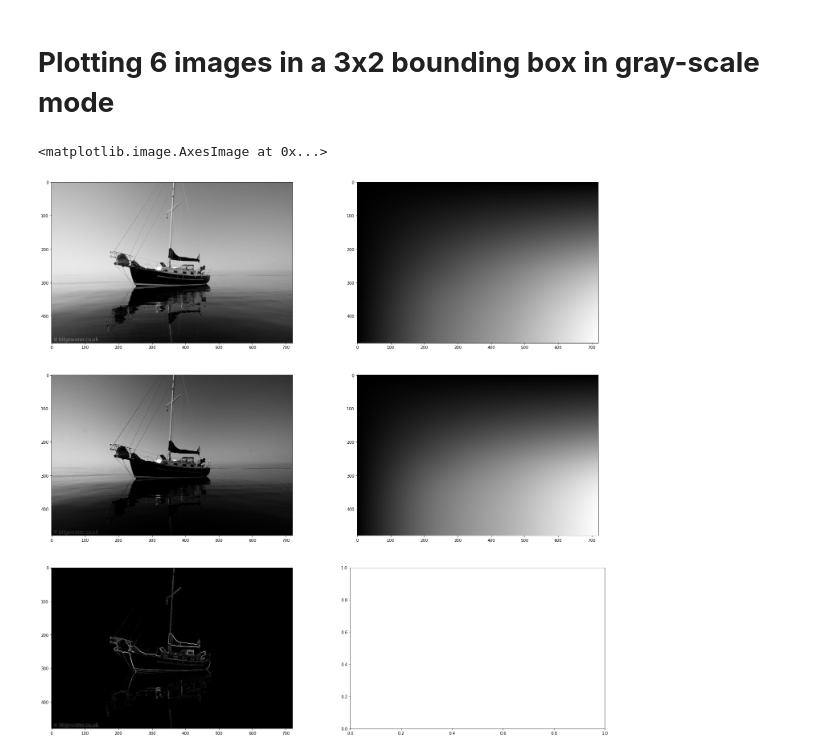
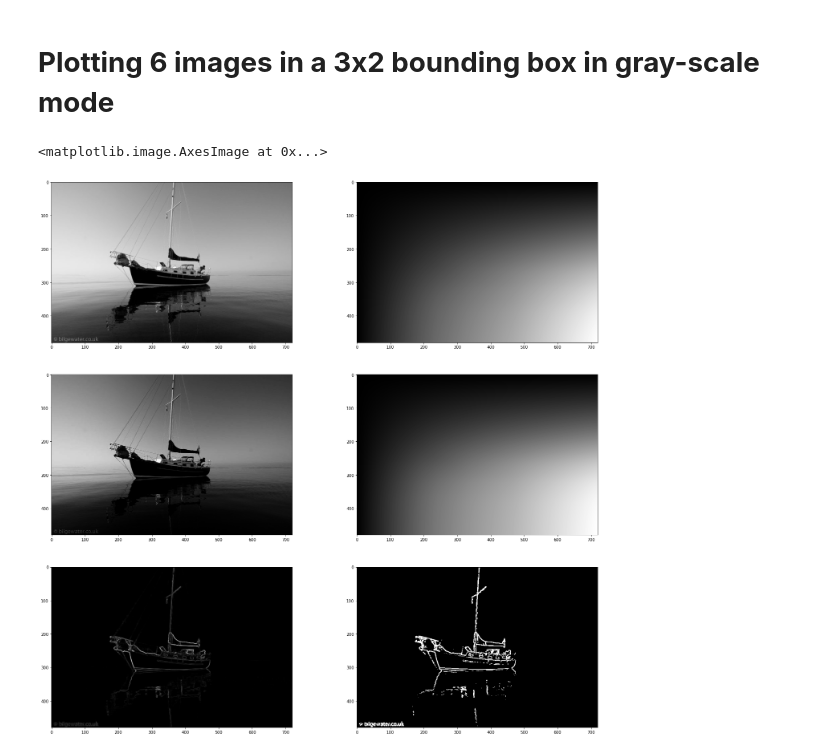
Before and after one commit to allaaamr/Edge-Detection, a Jupyter notebook: assignment1_helper.ipynb, the cells around one changed output. Saved outputs shown, nothing was run; the diff lists cells and outputs as text; code cells hidden in the pictures.

Commit message:
Edge Detection Using Integral Images Finalized

```diff
--- a/assignment1_helper.ipynb
+++ b/assignment1_helper.ipynb
@@ -83,36 +83,47 @@ def imgWithIntegral(image , window_w, window_h):
             if (variance >=0):
                 var[i][j] = variance
     return var
+# %%
+def threshold(image_matrix, threshold):
+    matrix = [row[:] for row in image_matrix]
+    for i in range(0, len(matrix)):
+        for j in range(0, len(matrix[0])):
+            if matrix[i][j]>threshold:
+                matrix[i][j] =  100000
+            else:
+                 matrix[i][j] =  0
+    return matrix
 # %%
 image1 = Image.open("sample_image.jpg").convert("L")
 img,sqr = toArrayAndSquare(image1)
 integral = integralArray(img)
 integral_sqr = integralArray(sqr)
 edge_detected = imgWithIntegral(image1,3,3 )
+edge_detected_threshold = threshold(edge_detected, 750)
 # %% [markdown]
 # **Plotting 6 images in a 3x2 bounding box in gray-scale mode**
 # %%
 
 #plt has to be imported, see the previous sections
 plt.subplots(nrows=3, ncols=2, figsize=(25, 25))
 
 plt.subplot(3,2,1)
 plt.imshow(image1,  cmap = 'gray')
 
 plt.subplot(3,2,2)
 plt.imshow(integral,  cmap = 'gray')
 
 plt.subplot(3,2,3)
 plt.imshow(sqr,  cmap = 'gray')
 
 plt.subplot(3,2,4)
 plt.imshow(integral_sqr,  cmap = 'gray')
 
 plt.subplot(3,2,5)
 plt.imshow(edge_detected,  cmap = 'gray')
 
-# plt.subplot(3,2,6)
-# plt.imshow(image6,  cmap = 'gray')
+plt.subplot(3,2,6)
+plt.imshow(edge_detected_threshold,  cmap = 'gray')
 # %% [output]
 <matplotlib.image.AxesImage at 0x...>
-[figure, old version]
+[figure, new version]
```
